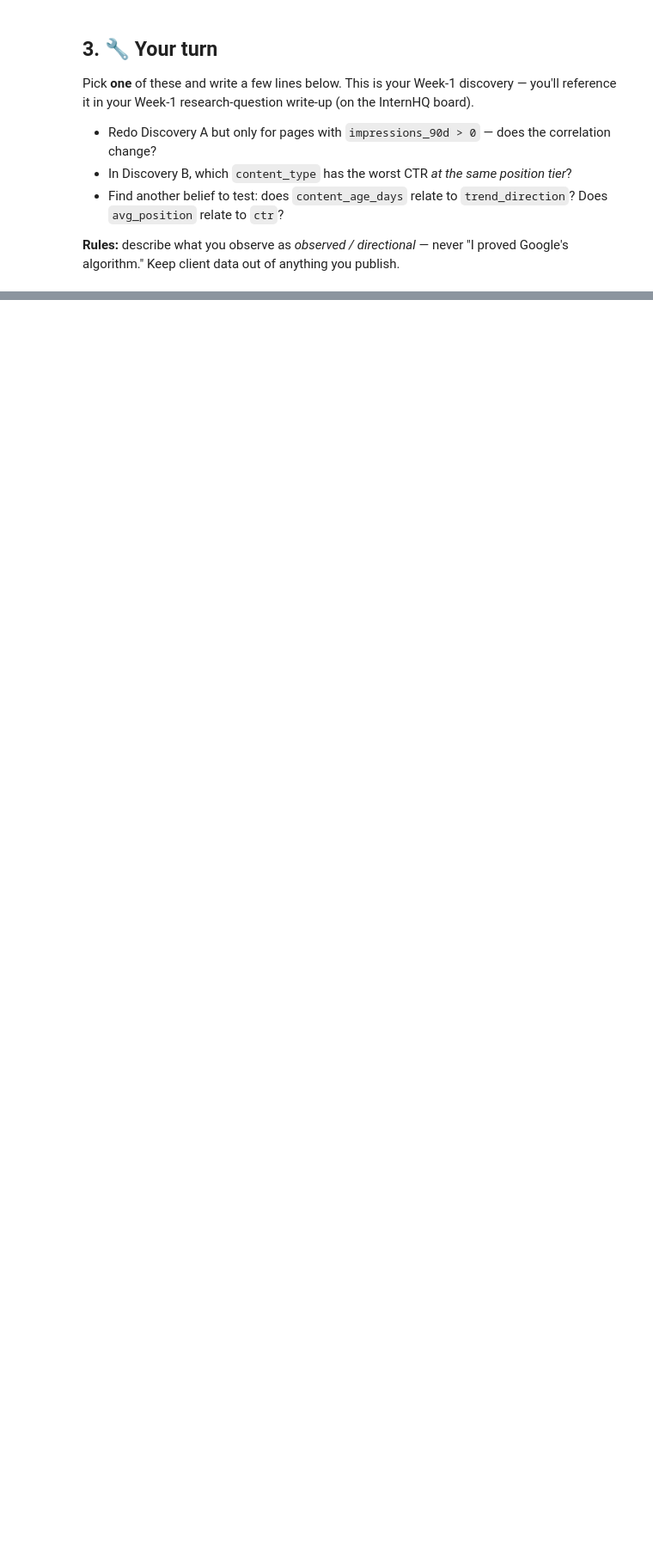
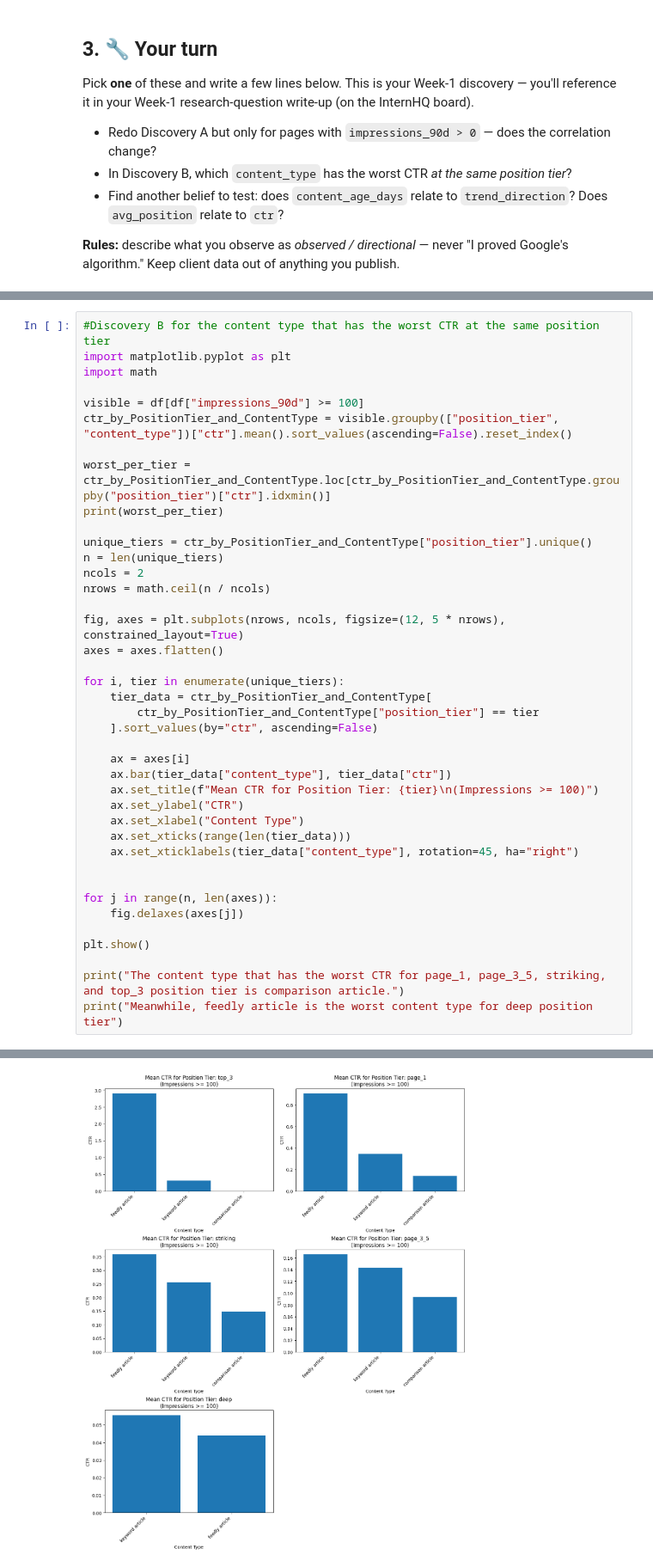
Before and after one commit to AxelYoel/FlyRank-AI-Internship---Axel-Yoel-Chandra, a Jupyter notebook: notebooks/01_first_look_and_discovery.ipynb, the cells around one changed output, grey strips where cells are left out. Shown at 86% size. Drawn from its saved outputs; the diff is of its cells as text; blank space fills up the shorter version.

```diff
--- a/notebooks/01_first_look_and_discovery.ipynb
+++ b/notebooks/01_first_look_and_discovery.ipynb
@@ -101,0 +204,41 @@ Pick **one** of these and write a few lines below. This is your Week-1 discovery
+# %%
+#Discovery B for the content type that has the worst CTR at the same position tier
+import matplotlib.pyplot as plt
+import math
+
+visible = df[df["impressions_90d"] >= 100]
+ctr_by_PositionTier_and_ContentType = visible.groupby(["position_tier", "content_type"])["ctr"].mean().sort_values(ascending=False).reset_index()
+
+worst_per_tier = ctr_by_PositionTier_and_ContentType.loc[ctr_by_PositionTier_and_ContentType.groupby("position_tier")["ctr"].idxmin()]
+print(worst_per_tier)
+
+unique_tiers = ctr_by_PositionTier_and_ContentType["position_tier"].unique()
+n = len(unique_tiers)
+ncols = 2
+nrows = math.ceil(n / ncols)
+
+fig, axes = plt.subplots(nrows, ncols, figsize=(12, 5 * nrows), constrained_layout=True)
+axes = axes.flatten()
+
+for i, tier in enumerate(unique_tiers):
+    tier_data = ctr_by_PositionTier_and_ContentType[
+        ctr_by_PositionTier_and_ContentType["position_tier"] == tier
+    ].sort_values(by="ctr", ascending=False)
+
+    ax = axes[i]
+    ax.bar(tier_data["content_type"], tier_data["ctr"])
+    ax.set_title(f"Mean CTR for Position Tier: {tier}\n(Impressions >= 100)")
+    ax.set_ylabel("CTR")
+    ax.set_xlabel("Content Type")
+    ax.set_xticks(range(len(tier_data)))
+    ax.set_xticklabels(tier_data["content_type"], rotation=45, ha="right")
+
+
+for j in range(n, len(axes)):
+    fig.delaxes(axes[j])
+
+plt.show()
+
+print("The content type that has the worst CTR for page_1, page_3_5, striking, and top_3 position tier is comparison article.")
+print("Meanwhile, feedly article is the worst content type for deep position tier")
+# %% [output]
@@ -101,0 +251 @@ Pick **one** of these and write a few lines below. This is your Week-1 discovery
+[figure, added]
```
Also changed, not shown: parts of 17 cells of this notebook.
